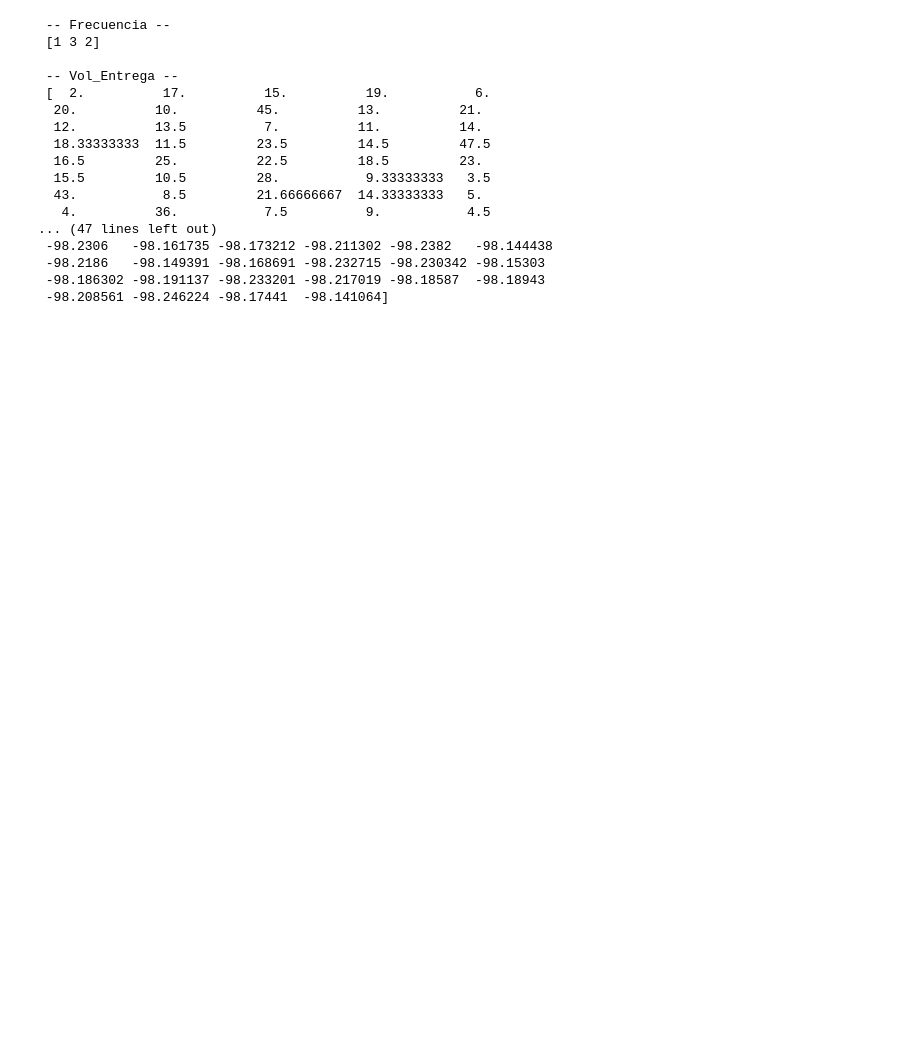
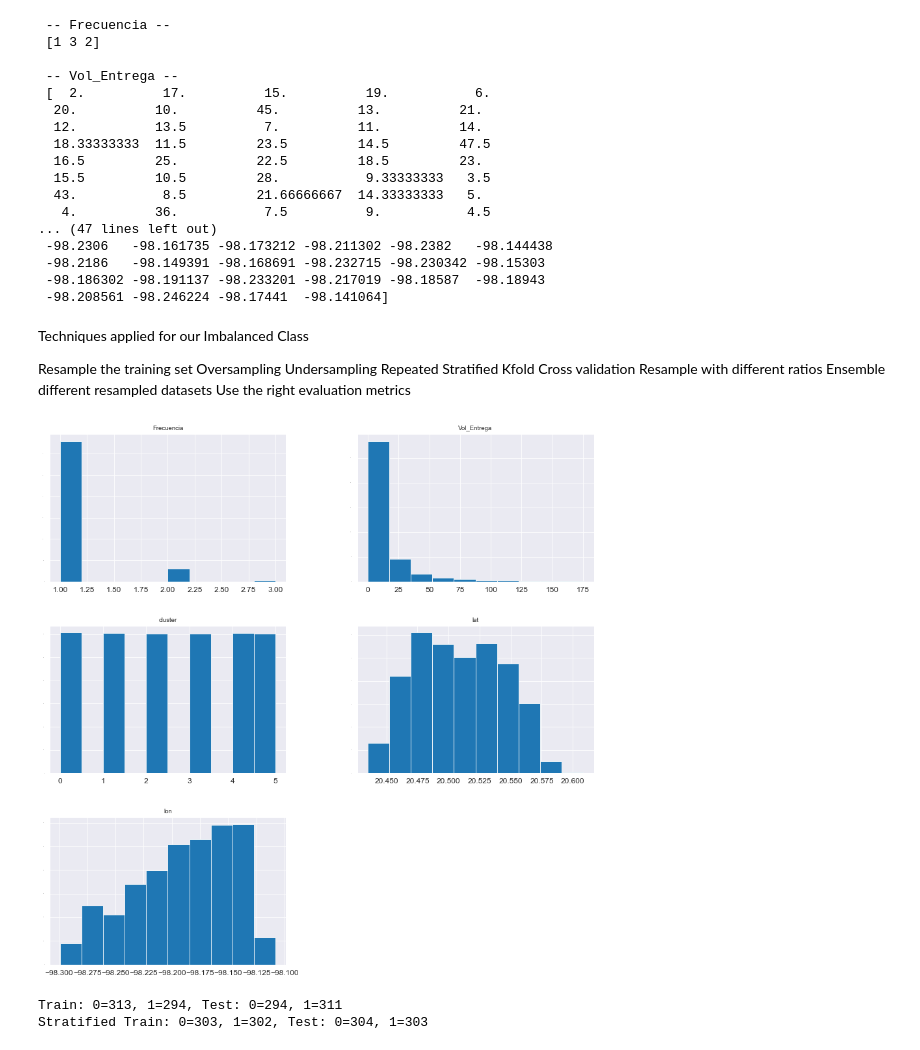
Before and after one commit to biomedic-ricardo/Hackathon-brewing, a Jupyter notebook: Untitled1.ipynb, the cells around one changed output. Cells and saved outputs as stored; diff of their text form; code cells hidden in the pictures; blank space fills up the shorter version.

```diff
--- a/Untitled1.ipynb
+++ b/Untitled1.ipynb
@@ -146,3 +161,36 @@ for col in df[df.columns.difference(['Id_Cliente', 'id_Agencia'])]:
  -98.2186   -98.149391 -98.168691 -98.232715 -98.230342 -98.15303
  -98.186302 -98.191137 -98.233201 -98.217019 -98.18587  -98.18943
  -98.208561 -98.246224 -98.17441  -98.141064]
+# %% [markdown]
+Techniques applied for our Imbalanced Class
+
+Resample the training set
+Oversampling
+Undersampling
+Repeated Stratified Kfold Cross validation
+Resample with different ratios
+Ensemble different resampled datasets
+Use the right evaluation metrics
+# %%
+#Visualize the data distribution
+df[df.columns.difference(['Id_Cliente', 'id_Agencia'])].hist(sharex=False, sharey=False, xlabelsize=12, ylabelsize=1,figsize=(15, 15));
+# %% [output]
+[figure, added]
+# %%
+# load data set
+y = df.cluster
+X = df.drop(['cluster'], axis = 1)
+# split into train/test sets
+X_train,X_test, y_train, y_test = train_test_split(X, y, test_size=0.5, random_state=2)
+train_0, train_1 = len(y_train[y_train==0]), len(y_train[y_train==1])
+test_0, test_1 = len(y_test[y_test==0]), len(y_test[y_test==1])
+print('Train: 0=%d, 1=%d, Test: 0=%d, 1=%d' % (train_0, train_1, test_0, test_1))
+
+# split into train/test sets with same class ratio
+X_train, X_test, y_train, y_test = train_test_split(X, y, test_size=0.5, random_state=2, stratify=y)
+train_0, train_1 = len(y_train[y_train==0]), len(y_train[y_train==1])
+test_0, test_1 = len(y_test[y_test==0]), len(y_test[y_test==1])
+print('Stratified Train: 0=%d, 1=%d, Test: 0=%d, 1=%d' % (train_0, train_1, test_0, test_1))
+# %% [output]
+Train: 0=313, 1=294, Test: 0=294, 1=311
+Stratified Train: 0=303, 1=302, Test: 0=304, 1=303
```
Also changed, not shown: parts of 15 cells of this notebook, 5 other files.
